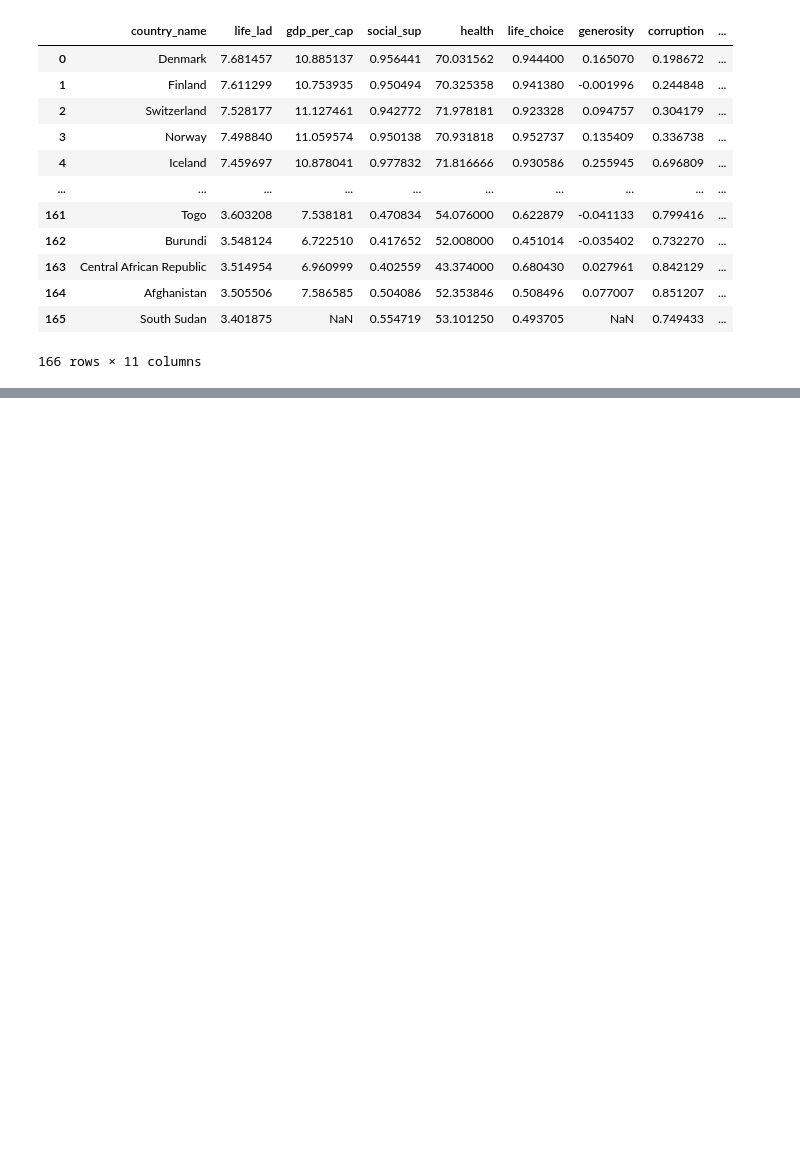
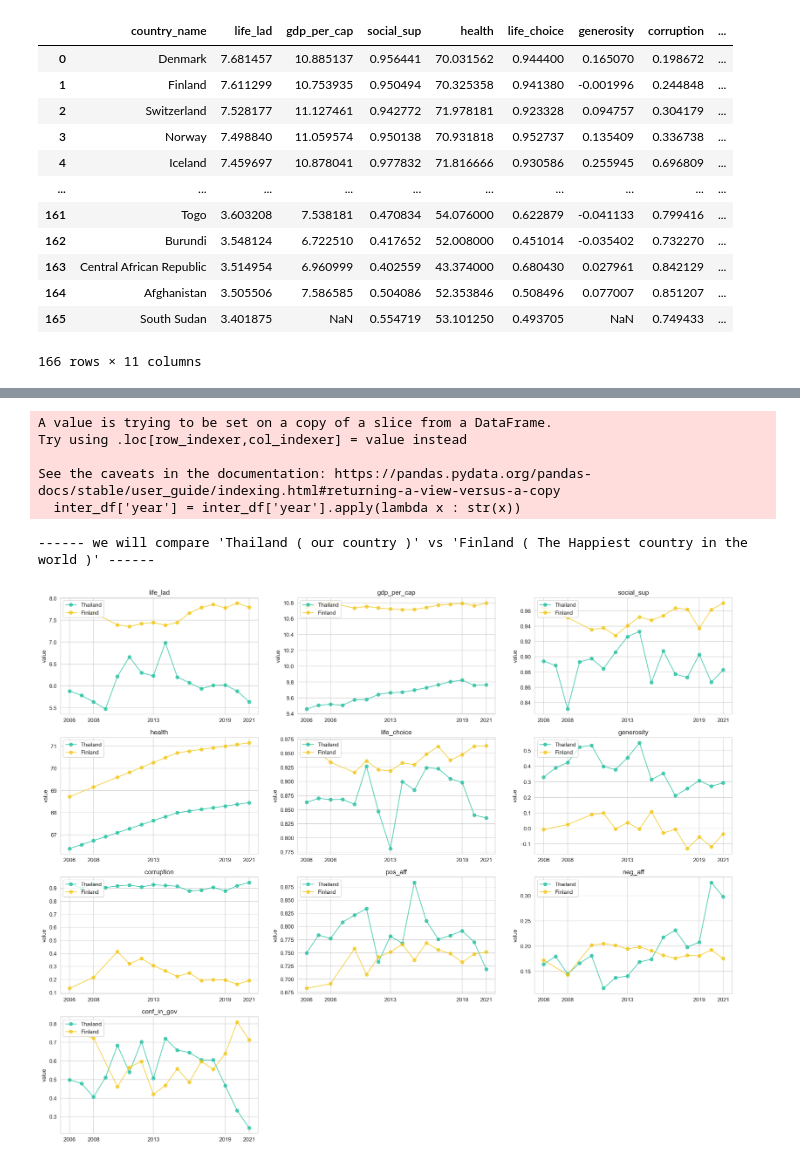
Before and after one commit to HikariJadeEmpire/TH_WLRD_Happiness_Project, a Jupyter notebook: WH_CodeSpace.ipynb, the cells around one changed output, grey strips where cells are left out. Saved outputs shown, nothing was run; the diff lists cells and outputs as text; code cells hidden in the pictures; blank space fills up the shorter version.

```diff
--- a/WH_CodeSpace.ipynb
+++ b/WH_CodeSpace.ipynb
@@ -235,0 +341,33 @@ plt.bar( x=wh['life_lad'], height=wh['happiness_score'] )
+# %%
+# Scope our interest
+
+interest = ['Finland','Denmark','Iceland','Switzerland','Netherlands','Sweden','Thailand']
+
+
+inter_df = df.loc[df['country_name'].isin(interest),:]
+inter_df['year'] = inter_df['year'].apply(lambda x : str(x))
+
+th_hp = inter_df.loc[inter_df['country_name']=='Thailand', : ]
+fn_hp = inter_df.loc[inter_df['country_name']=='Finland', : ]
+print(f"\n\n{'-'*6} we will compare \'Thailand ( our country )\' vs \'Finland ( The Happiest country in the world )\' {'-'*6}\n\n ")
+
+# PLOT
+
+plt.style.use('fast')
+
+plt.figure(figsize=(22,18), dpi=150)
+
+for i,j in enumerate(th_hp) :
+    if i >1 :
+        plt.subplot(4, 3, i-1)
+        plt.plot(th_hp['year'], th_hp[j],color='#1ABC9C', marker='o', linestyle='solid', alpha=0.7 ,label="Thailand" )
+        plt.plot(fn_hp['year'], fn_hp[j],color='#F1C40F', marker='o', linestyle='solid', alpha=0.7 ,label="Finland" )
+        plt.title(f"{j}");plt.xticks([0,2,7,13,15]);plt.ylabel("value");plt.legend(loc="upper left")
+# %% [output]
+A value is trying to be set on a copy of a slice from a DataFrame.
+Try using .loc[row_indexer,col_indexer] = value instead
+
+See the caveats in the documentation: https://pandas.pydata.org/pandas-docs/stable/user_guide/indexing.html#returning-a-view-versus-a-copy
+  inter_df['year'] = inter_df['year'].apply(lambda x : str(x))
+------ we will compare 'Thailand ( our country )' vs 'Finland ( The Happiest country in the world )' ------
+[figure, added]
```
Also changed, not shown: parts of 14 cells of this notebook, 1 other file.
